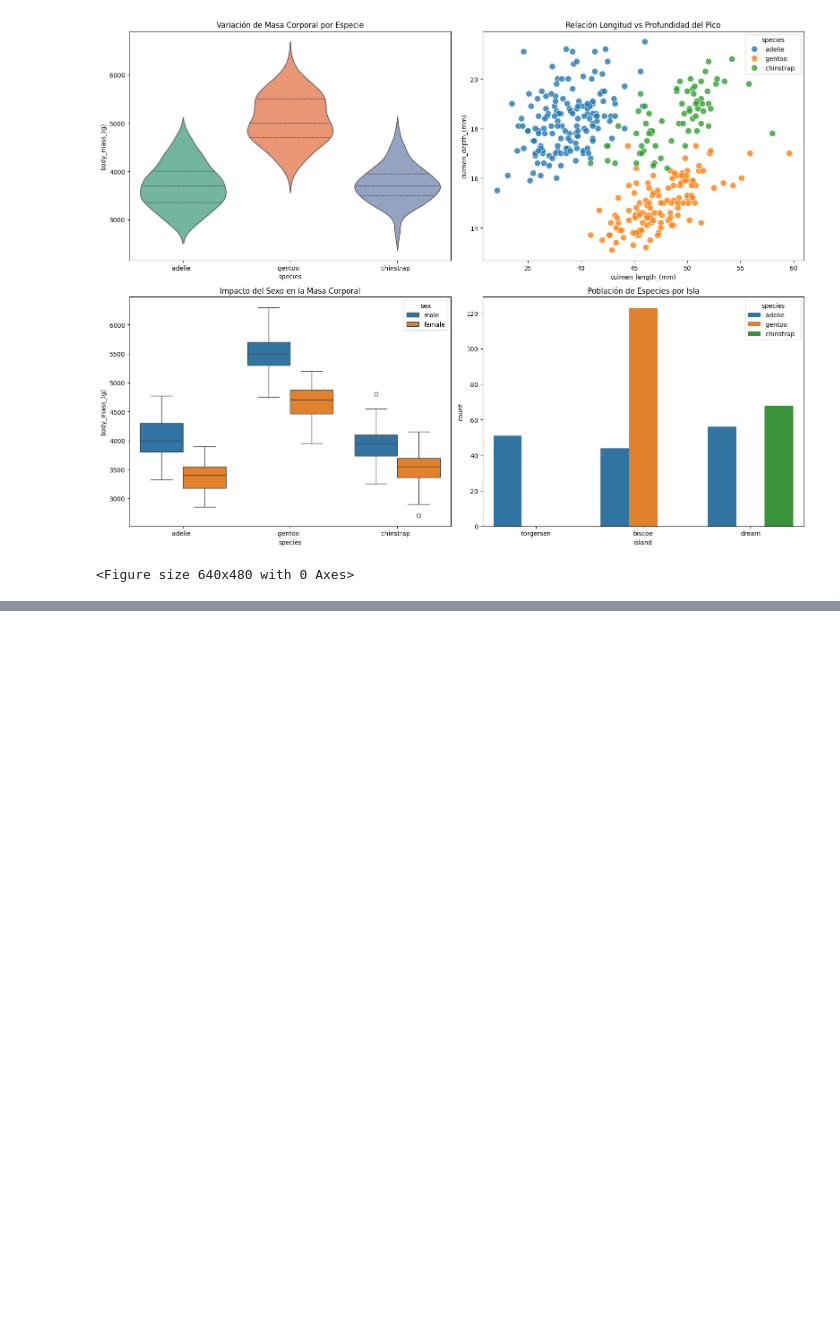
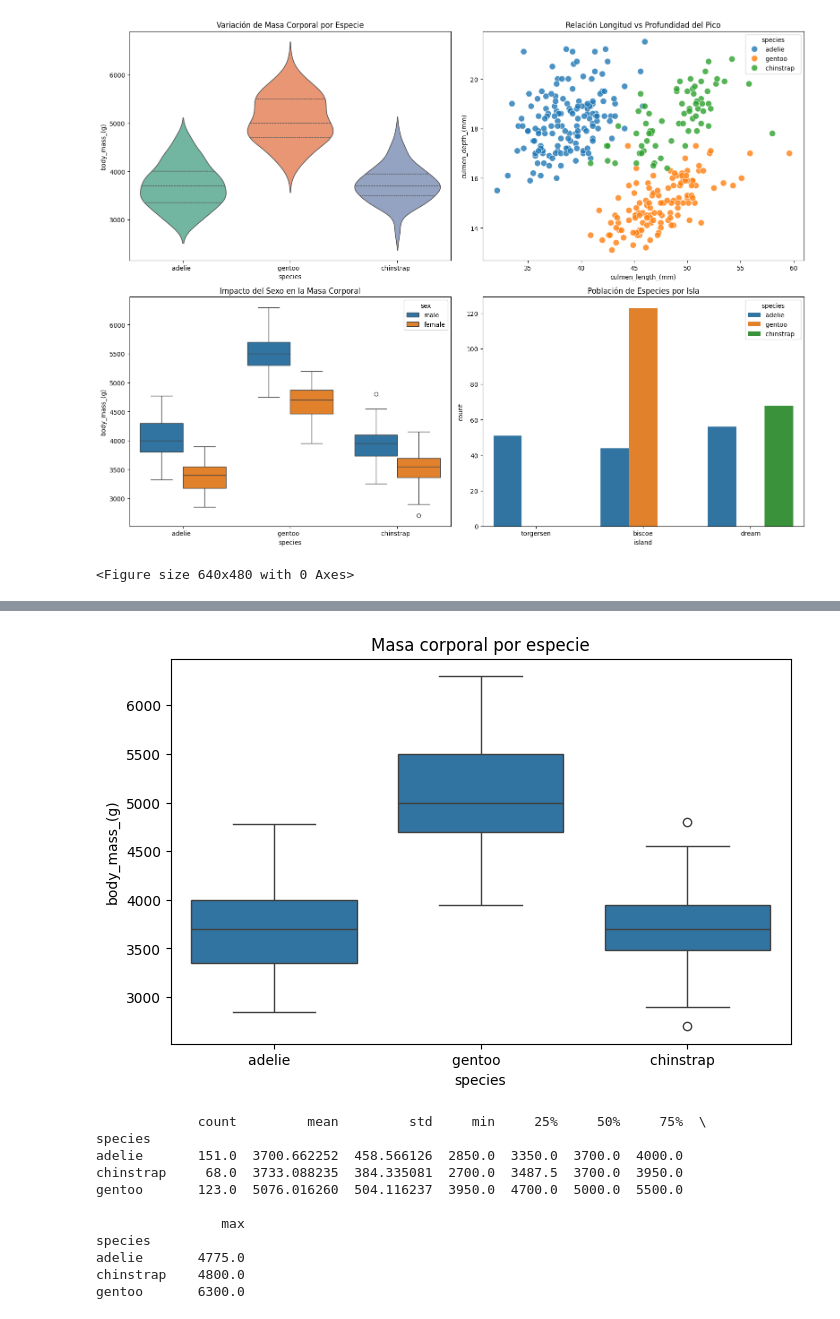
Before and after one commit to xuangfm/ejercicio_pinguinos, a Jupyter notebook: proceso_analisis.ipynb, the cells around one changed output, grey strips where cells are left out. Cells and saved outputs as stored; diff of their text form; code cells hidden in the pictures; blank space fills up the shorter version.

```diff
--- a/proceso_analisis.ipynb
+++ b/proceso_analisis.ipynb
@@ -304,0 +293,28 @@ Conclusión: La especie es morfológicamente muy estable a través de las distin
+# %%
+import matplotlib.pyplot as plt
+import seaborn as sns
+
+# Eliminar filas con valores nulos en las columnas necesarias
+df_clean = df.dropna(subset=['species', 'body_mass_(g)'])
+
+# Gráfico
+plt.figure(figsize=(8,5))
+sns.boxplot(data=df_clean, x='species', y='body_mass_(g)')
+plt.title("Masa corporal por especie")
+plt.show()
+
+# Estadísticas
+print(df_clean.groupby('species')['body_mass_(g)'].describe())
+# %% [output]
+[figure, added]
+             count         mean         std     min     25%     50%     75%  \
+species
+adelie       151.0  3700.662252  458.566126  2850.0  3350.0  3700.0  4000.0
+chinstrap     68.0  3733.088235  384.335081  2700.0  3487.5  3700.0  3950.0
+gentoo       123.0  5076.016260  504.116237  3950.0  4700.0  5000.0  5500.0
+
+                max
+species
+adelie       4775.0
+chinstrap    4800.0
+gentoo       6300.0
```
Also changed, not shown: parts of 10 cells of this notebook.
